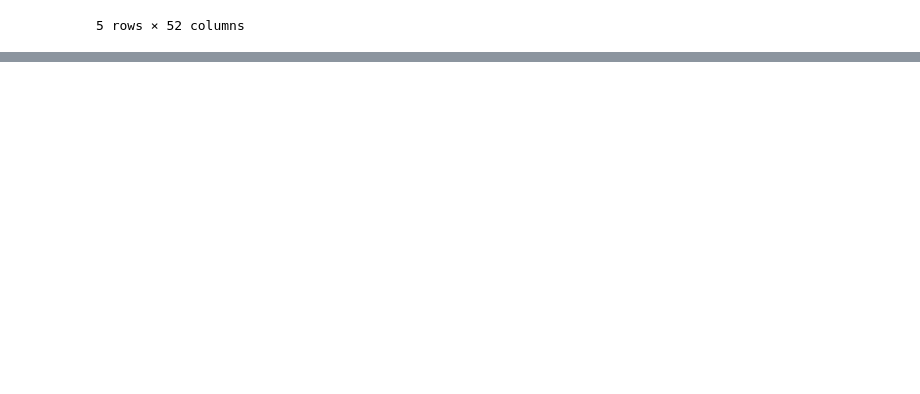
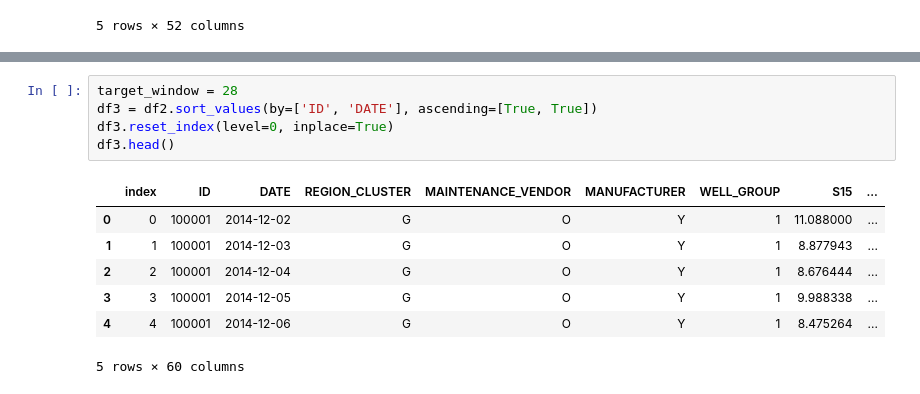
Before and after one commit to amitsas94/equipment_failure, a Jupyter notebook: components/EDA_equipment_failure.ipynb, the cells around one changed output, grey strips where cells are left out. Cells and saved outputs as stored; diff of their text form; blank space fills up the shorter version.

```diff
--- a/components/EDA_equipment_failure.ipynb
+++ b/components/EDA_equipment_failure.ipynb
@@ -385,0 +397,13 @@ df2.head()
+# %%
+target_window = 28
+df3 = df2.sort_values(by=['ID', 'DATE'], ascending=[True, True])
+df3.reset_index(level=0, inplace=True)
+df3.head()
+# %% [output]
+|  | index | ID | DATE | REGION_CLUSTER | MAINTENANCE_VENDOR | MANUFACTURER | WELL_GROUP | S15 | ... |
+| 0 | 0 | 100001 | 2014-12-02 | G | O | Y | 1 | 11.088000 | ... |
+| 1 | 1 | 100001 | 2014-12-03 | G | O | Y | 1 | 8.877943 | ... |
+| 2 | 2 | 100001 | 2014-12-04 | G | O | Y | 1 | 8.676444 | ... |
+| 3 | 3 | 100001 | 2014-12-05 | G | O | Y | 1 | 9.988338 | ... |
+| 4 | 4 | 100001 | 2014-12-06 | G | O | Y | 1 | 8.475264 | ... |
+5 rows × 60 columns
```
Also changed, not shown: parts of 10 cells of this notebook.
